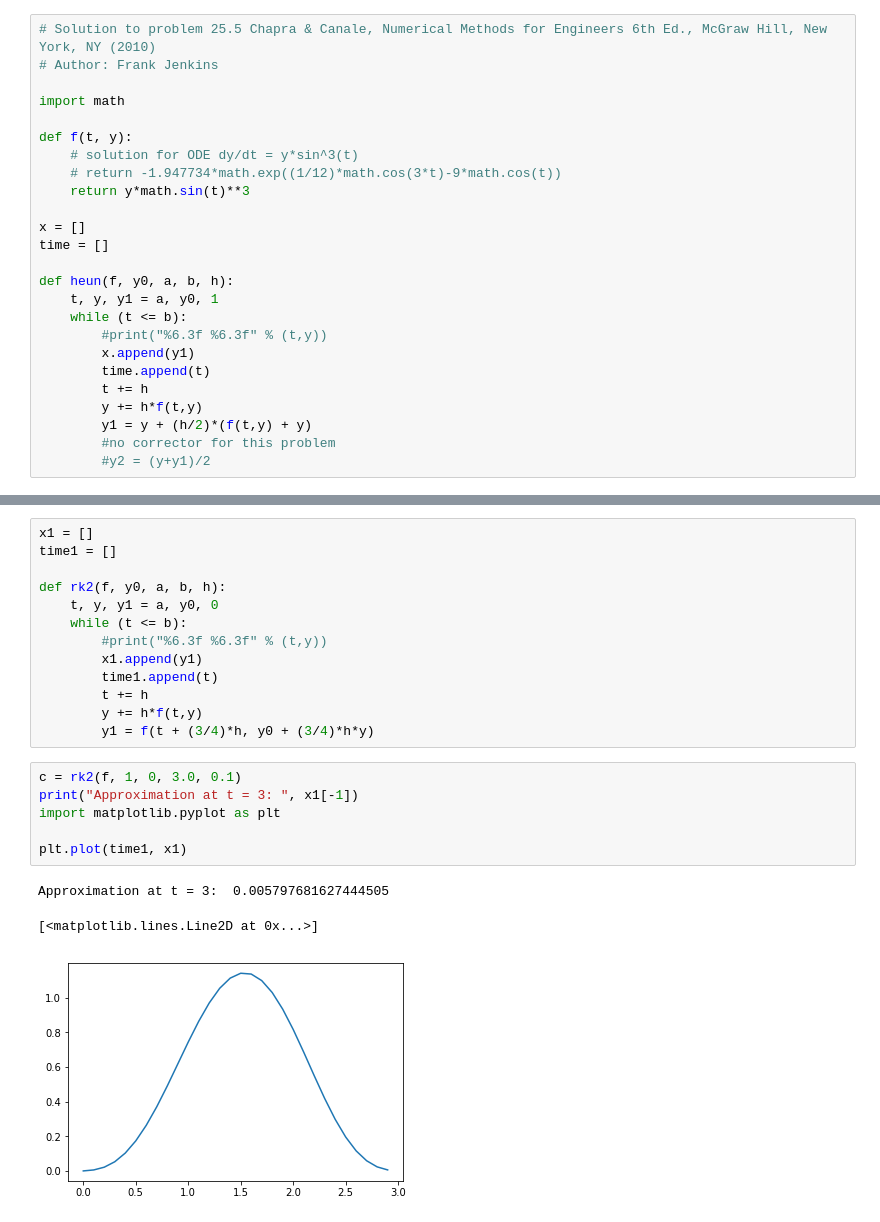
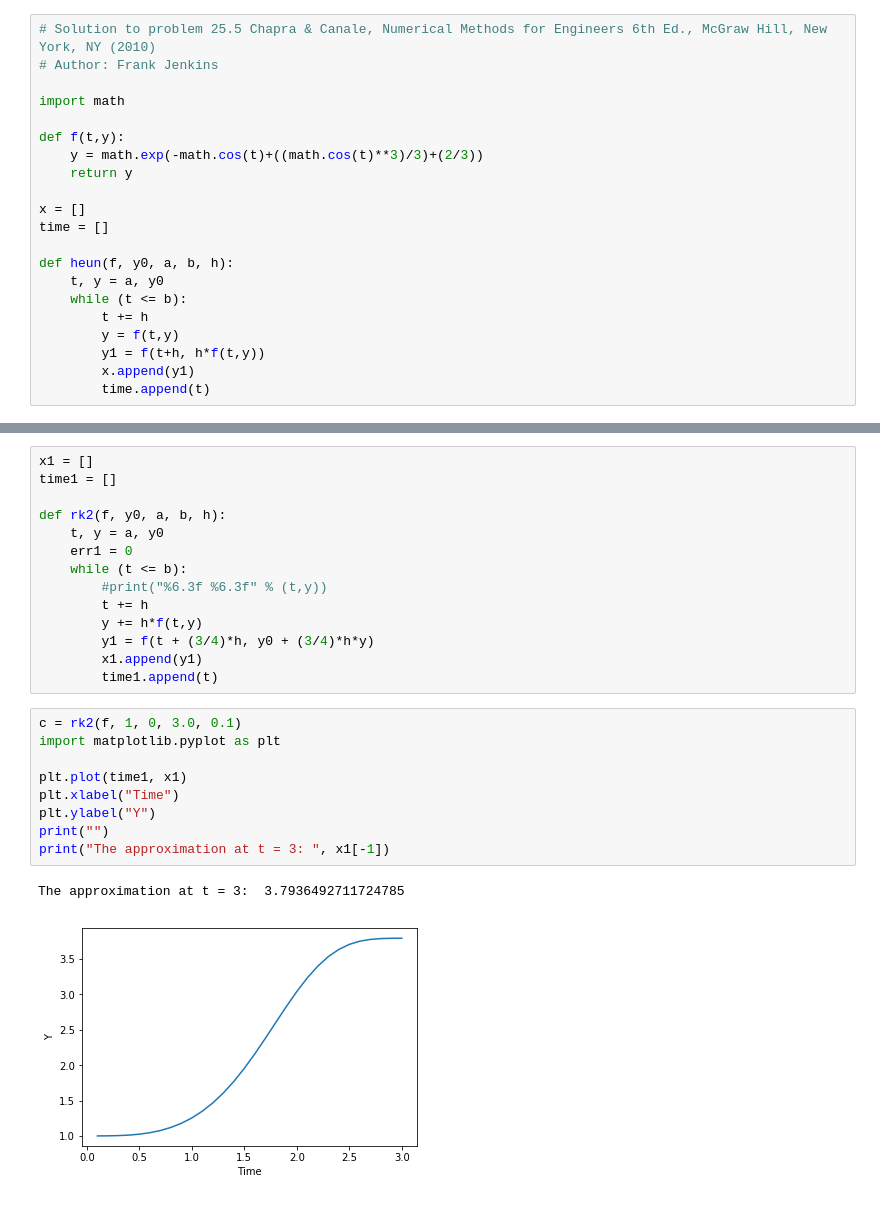
Before and after one commit to francismjenkins/Numerical_ODE, a Jupyter notebook: ODE_numerical.ipynb, the cells around one changed output, grey strips where cells are left out. Drawn from its saved outputs; the diff is of its cells as text.

```diff
--- a/ODE_numerical.ipynb
+++ b/ODE_numerical.ipynb
@@ -4,25 +4,21 @@
 
 import math
 
-def f(t, y):
-    # solution for ODE dy/dt = y*sin^3(t)
-    # return -1.947734*math.exp((1/12)*math.cos(3*t)-9*math.cos(t))
-    return y*math.sin(t)**3
+def f(t,y):
+    y = math.exp(-math.cos(t)+((math.cos(t)**3)/3)+(2/3))
+    return y
 
 x = []
 time = []
 
 def heun(f, y0, a, b, h):
-    t, y, y1 = a, y0, 1
+    t, y = a, y0
     while (t <= b):
-        #print("%6.3f %6.3f" % (t,y))
+        t += h
+        y = f(t,y)
+        y1 = f(t+h, h*f(t,y))
         x.append(y1)
         time.append(t)
-        t += h
-        y += h*f(t,y)
-        y1 = y + (h/2)*(f(t,y) + y)
-        #no corrector for this problem
-        #y2 = (y+y1)/2
 # %%
 c = heun(f, 1, 0, 3.0, 0.1)
 print("Approximation at t = 3: ", x[-1])
@@ -38,24 +36,27 @@ x1 = []
 time1 = []
 
 def rk2(f, y0, a, b, h):
-    t, y, y1 = a, y0, 0
+    t, y = a, y0
+    err1 = 0
     while (t <= b):
         #print("%6.3f %6.3f" % (t,y))
-        x1.append(y1)
-        time1.append(t)
         t += h
         y += h*f(t,y)
         y1 = f(t + (3/4)*h, y0 + (3/4)*h*y)
+        x1.append(y1)
+        time1.append(t)
 # %%
 c = rk2(f, 1, 0, 3.0, 0.1)
-print("Approximation at t = 3: ", x1[-1])
 import matplotlib.pyplot as plt
 
 plt.plot(time1, x1)
+plt.xlabel("Time")
+plt.ylabel("Y")
+print("")
+print("The approximation at t = 3: ", x1[-1])
 # %% [output]
-Approximation at t = 3:  0.005797681627444505
+The approximation at t = 3:  3.7936492711724785
-[<matplotlib.lines.Line2D at 0x...>]
-[figure, old version]
+[figure, new version]
 # %%
 x2 = []
 time2 = []
```
Also changed, not shown: parts of 3 cells of this notebook.
